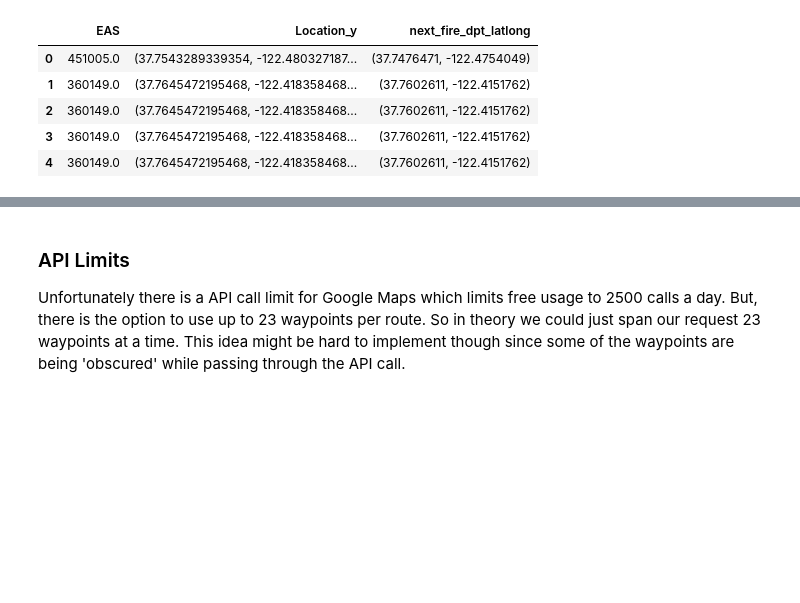
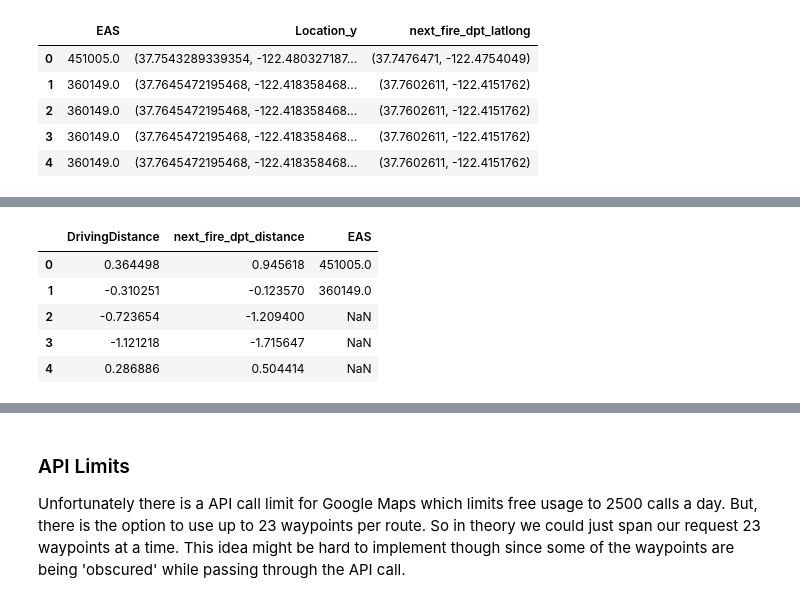
Before and after one commit to sfbrigade/datasci-firerisk, a Jupyter notebook: nearest_fire_station/DistanceFromFireStation.ipynb, the cells around one changed output, grey strips where cells are left out. Saved outputs shown, nothing was run; the diff lists cells and outputs as text; code cells hidden in the pictures; blank space fills up the shorter version.

```diff
--- a/nearest_fire_station/DistanceFromFireStation.ipynb
+++ b/nearest_fire_station/DistanceFromFireStation.ipynb
@@ -328,0 +370,9 @@ load_all_json()
+# %%
+analyze_scaled.head()
+# %% [output]
+|  | DrivingDistance | next_fire_dpt_distance | EAS |
+| 0 | 0.364498 | 0.945618 | 451005.0 |
+| 1 | -0.310251 | -0.123570 | 360149.0 |
+| 2 | -0.723654 | -1.209400 | NaN |
+| 3 | -1.121218 | -1.715647 | NaN |
+| 4 | 0.286886 | 0.504414 | NaN |
```
Also changed, not shown: parts of 18 cells of this notebook, 1 other file.
